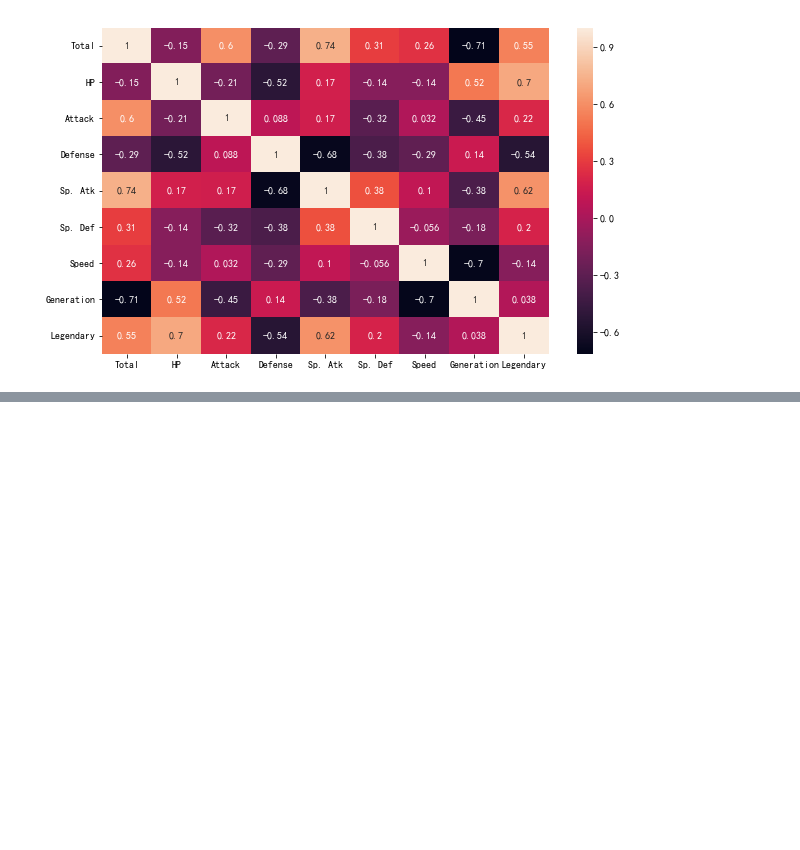
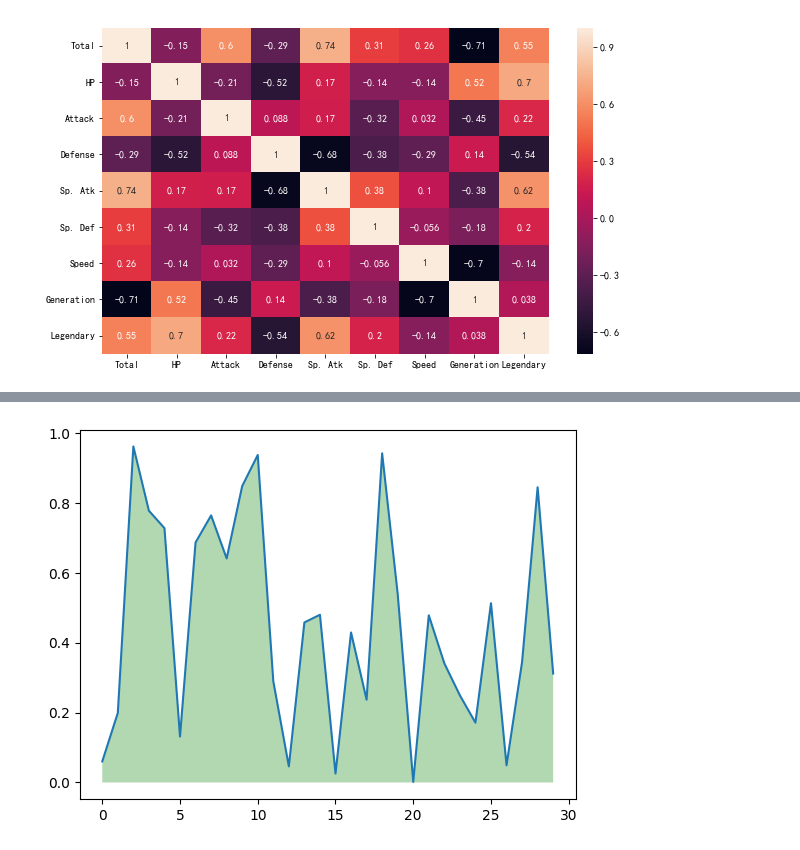
Before and after one commit to molimi/learing-note, a Jupyter notebook: 2022/DataAnalysis/04-matplotlib.ipynb, the cells around one changed output, grey strips where cells are left out. Drawn from its saved outputs; the diff is of its cells as text; code cells hidden in the pictures; blank space fills up the shorter version.

```diff
--- a/2022/DataAnalysis/04-matplotlib.ipynb
+++ b/2022/DataAnalysis/04-matplotlib.ipynb
@@ -556,0 +568,6 @@ plt.show()
+# %%
+plt.plot(x, y)
+plt.fill_between(x, 0, y, facecolor='green', alpha=0.3)
+plt.show()
+# %% [output]
+[figure, added]
```
Also changed, not shown: parts of 4 cells of this notebook, 13 other files.
